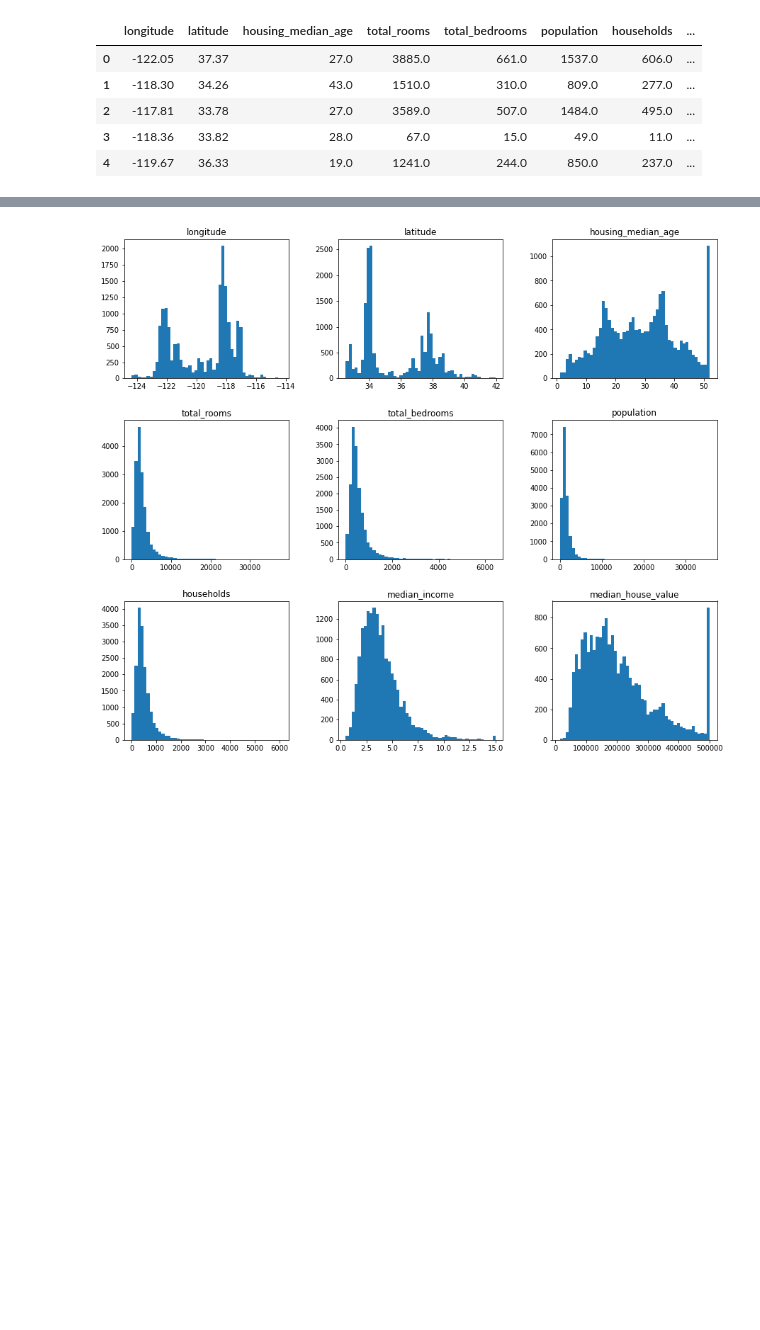
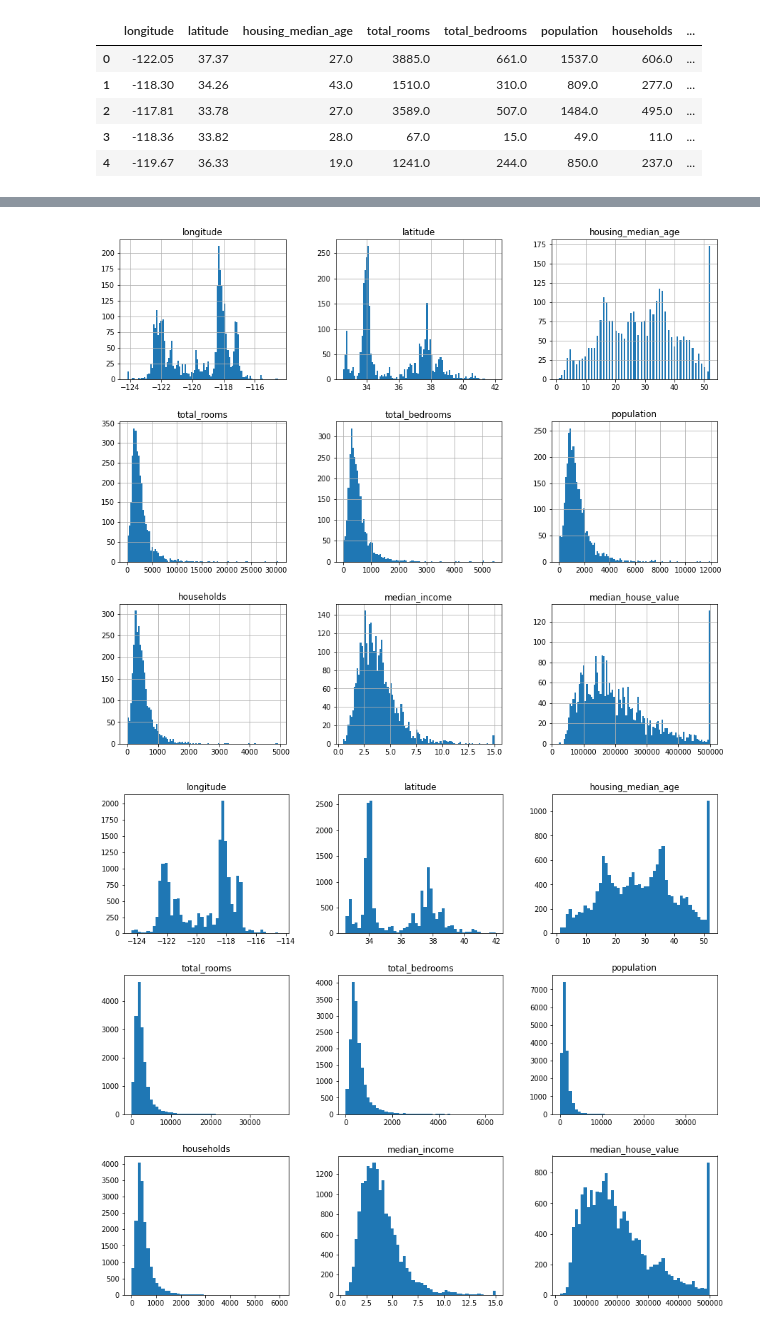
Before and after one commit to Jelly1500/OSS-practice, a Jupyter notebook: data_show.ipynb, the cells around one changed output, grey strips where cells are left out. Cells and saved outputs as stored; diff of their text form; code cells hidden in the pictures; blank space fills up the shorter version.

```diff
--- a/data_show.ipynb
+++ b/data_show.ipynb
@@ -39,6 +51,11 @@ train.describe()
 | 50% | -118.490000 | 34.250000 | 29.000000 | 2127.000000 | 434.000000 | 1167.000000 | 409.000000 | ... |
 | 75% | -118.000000 | 37.720000 | 37.000000 | 3151.250000 | 648.250000 | 1721.000000 | 605.250000 | ... |
 | max | -114.310000 | 41.950000 | 52.000000 | 37937.000000 | 6445.000000 | 35682.000000 | 6082.000000 | ... |
+# %%
+test.hist(figsize = (15, 13), grid=True, bins=100)
+plt.show()
+# %% [output]
+[figure, added]
 # %%
 # figsize : 글자의 크기, 가로와 세로를 입력받음
 train.hist(figsize = (15,13), grid=False, bins=50)
```
Also changed, not shown: parts of 5 cells of this notebook.
